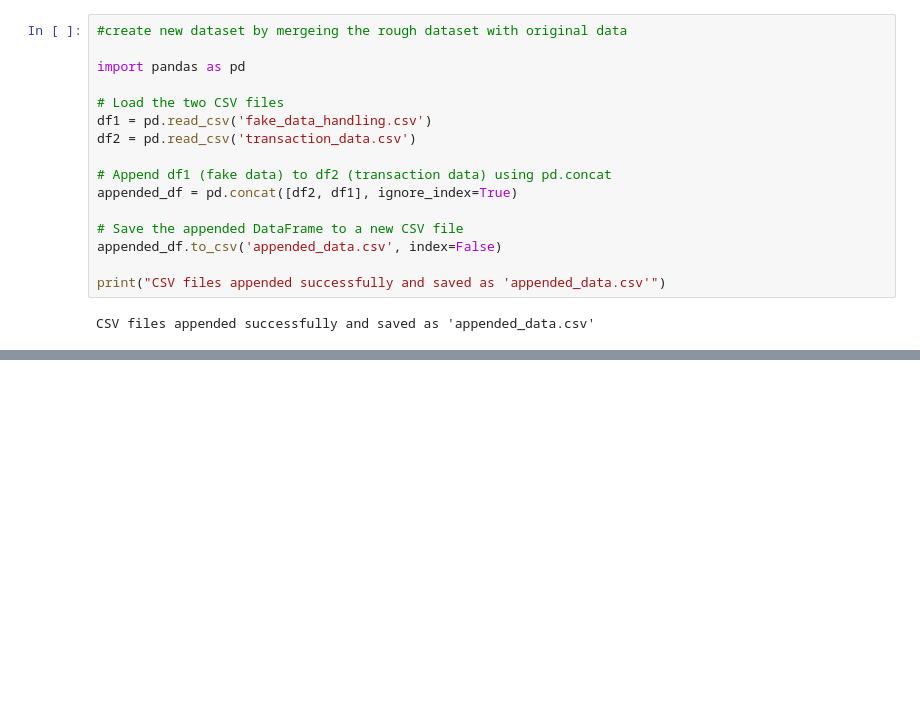
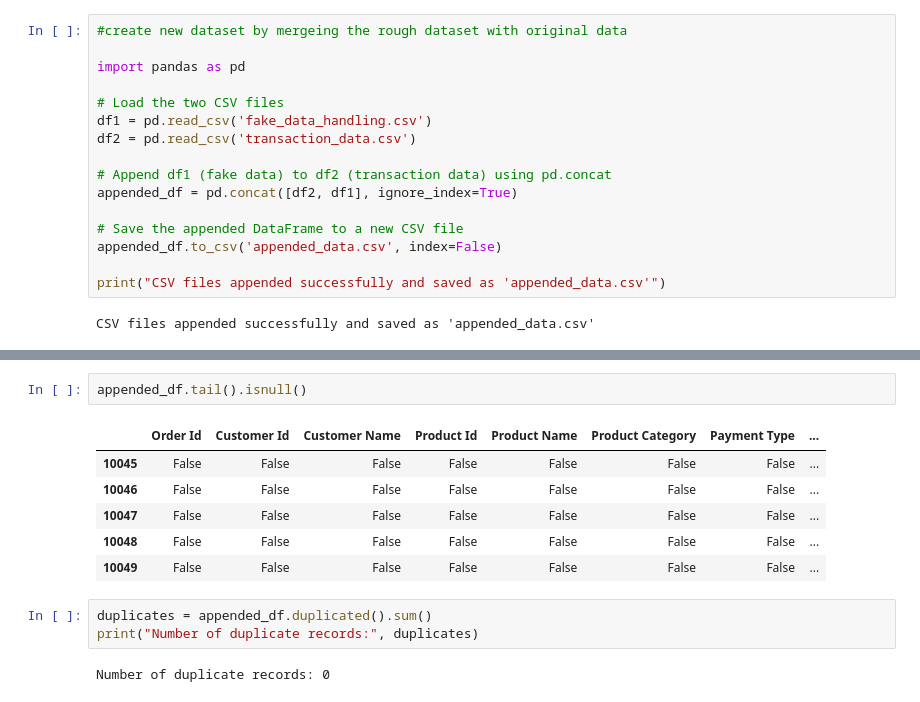
Before and after one commit to Manoj797/Revature_p1, a Jupyter notebook: dataanalysis.ipynb, the cells around one changed output, grey strips where cells are left out. Cells and saved outputs as stored; diff of their text form; blank space fills up the shorter version.

```diff
--- a/dataanalysis.ipynb
+++ b/dataanalysis.ipynb
@@ -320,0 +360,14 @@ CSV files appended successfully and saved as 'appended_data.csv'
+# %%
+appended_df.tail().isnull()
+# %% [output]
+|  | Order Id | Customer Id | Customer Name | Product Id | Product Name | Product Category | Payment Type | ... |
+| 10045 | False | False | False | False | False | False | False | ... |
+| 10046 | False | False | False | False | False | False | False | ... |
+| 10047 | False | False | False | False | False | False | False | ... |
+| 10048 | False | False | False | False | False | False | False | ... |
+| 10049 | False | False | False | False | False | False | False | ... |
+# %%
+duplicates = appended_df.duplicated().sum()
+print("Number of duplicate records:", duplicates)
+# %% [output]
+Number of duplicate records: 0
```
Also changed, not shown: parts of 11 cells of this notebook.
